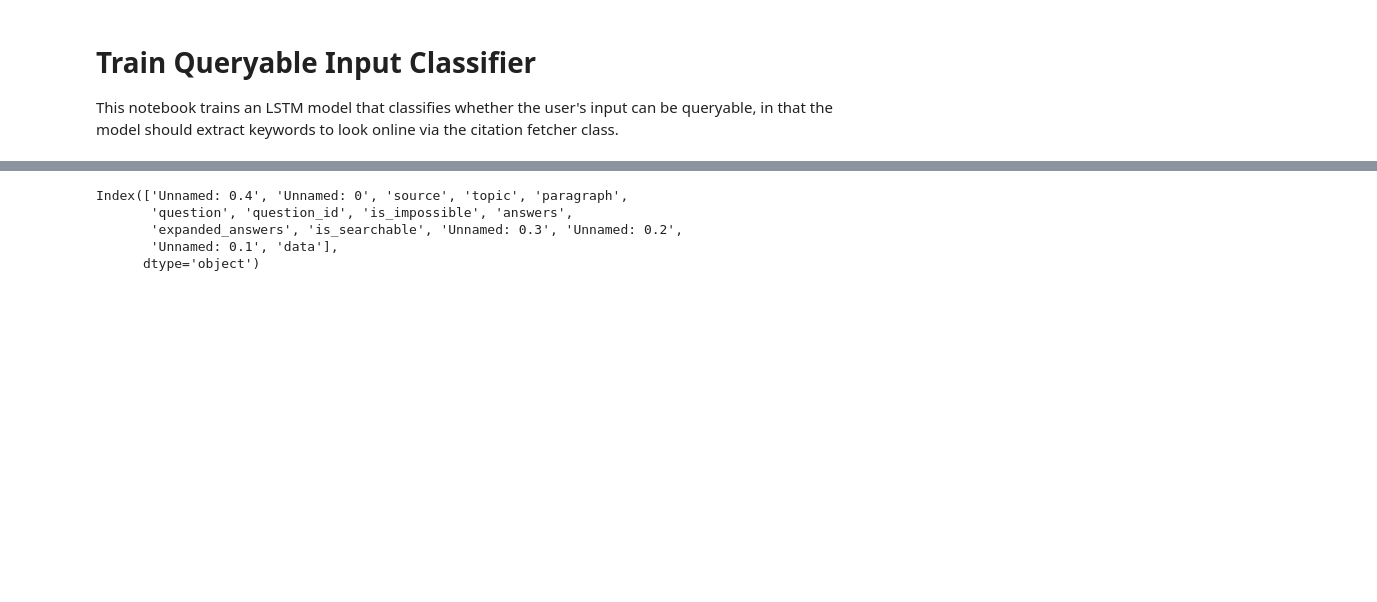
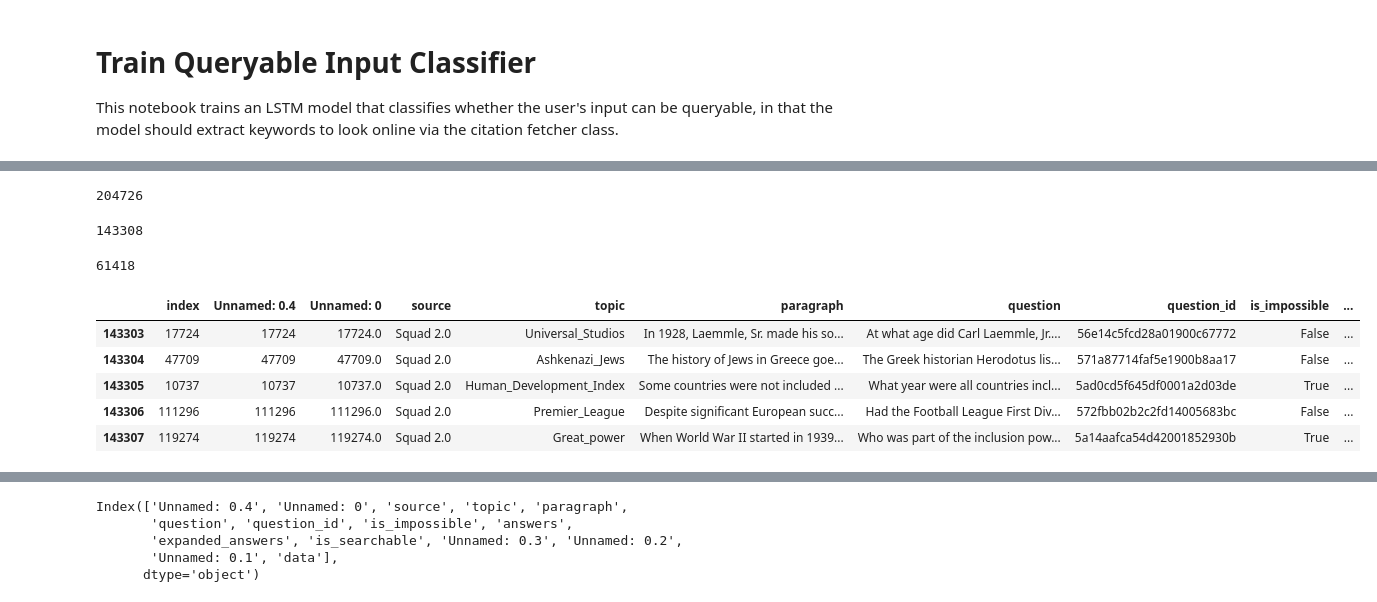
Before and after one commit to Aletheianomous-AI/experimental-models, a Jupyter notebook: src/train_queryable_input_classifer.ipynb, the cells around one changed output, grey strips where cells are left out. Saved outputs shown, nothing was run; the diff lists cells and outputs as text; code cells hidden in the pictures; blank space fills up the shorter version.

Commit message:
Trained QI classifier.

```diff
--- a/src/train_queryable_input_classifer.ipynb
+++ b/src/train_queryable_input_classifer.ipynb
@@ -25,11 +26,13 @@ TESTING_DS_PATH = const.DATASETS_FOLDER + "QI_testing.csv"
 FEATURE_COL = "question"
 LABEL_COL = "is_searchable"
 # %%
+TRAIN_SPLIT = 0.7
+
 # MODEL PARAMETERS
 CORPUS_SIZE = 25000
-LEARNING_RATE = 1e-4
+LEARNING_RATE = 1e-3
 BATCH_SIZE = 128
-EPOCHS = 10
+EPOCHS = 50
 
 EMBEDDING_DIM = 256
 HIDDEN_DIM = 512
@@ -56,0 +59,29 @@ validation_ds = Dataset.from_pandas(testing_df)
+# %%
+len(training_df)
+# %% [output]
+204726
+# %%
+split_ind = int(len(training_df) * TRAIN_SPLIT)
+training_df = training_df.sample(frac=1)
+training_df = training_df.reset_index()
+
+validation_df = training_df[split_ind:]
+validation_df = validation_df.reset_index()
+training_df = training_df[0:split_ind]
+# %%
+len(training_df)
+# %% [output]
+143308
+# %%
+len(validation_df)
+# %% [output]
+61418
+# %%
+training_df.tail()
+# %% [output]
+|  | index | Unnamed: 0.4 | Unnamed: 0 | source | topic | paragraph | question | question_id | is_impossible | ... |
+| 143303 | 17724 | 17724 | 17724.0 | Squad 2.0 | Universal_Studios | In 1928, Laemmle, Sr. made his so... | At what age did Carl Laemmle, Jr.... | 56e14c5fcd28a01900c67772 | False | ... |
+| 143304 | 47709 | 47709 | 47709.0 | Squad 2.0 | Ashkenazi_Jews | The history of Jews in Greece goe... | The Greek historian Herodotus lis... | 571a87714faf5e1900b8aa17 | False | ... |
+| 143305 | 10737 | 10737 | 10737.0 | Squad 2.0 | Human_Development_Index | Some countries were not included ... | What year were all countries incl... | 5ad0cd5f645df0001a2d03de | True | ... |
+| 143306 | 111296 | 111296 | 111296.0 | Squad 2.0 | Premier_League | Despite significant European succ... | Had the Football League First Div... | 572fbb02b2c2fd14005683bc | False | ... |
+| 143307 | 119274 | 119274 | 119274.0 | Squad 2.0 | Great_power | When World War II started in 1939... | Who was part of the inclusion pow... | 5a14aafca54d42001852930b | True | ... |
```
Also changed, not shown: parts of 28 cells of this notebook, 2 other files.
